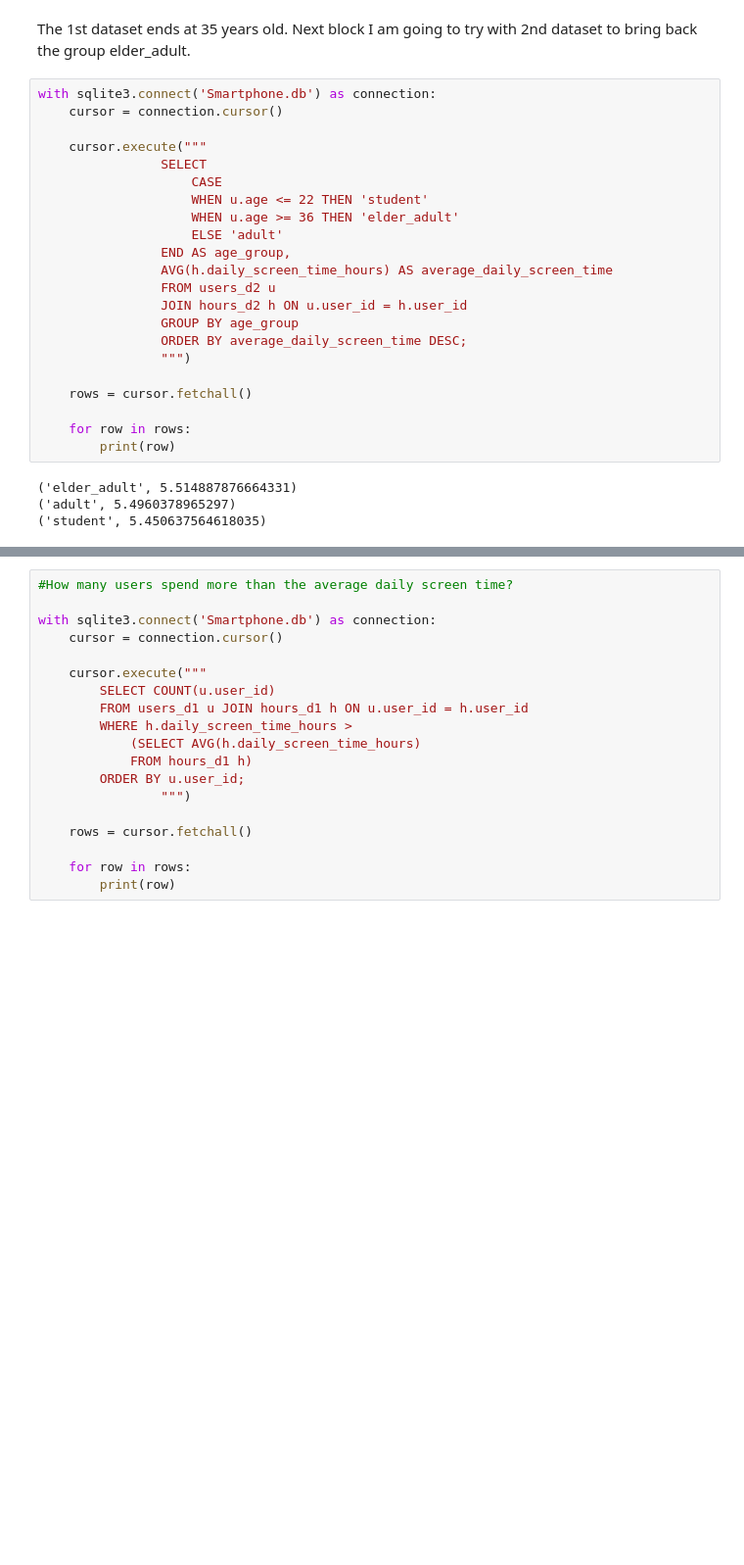
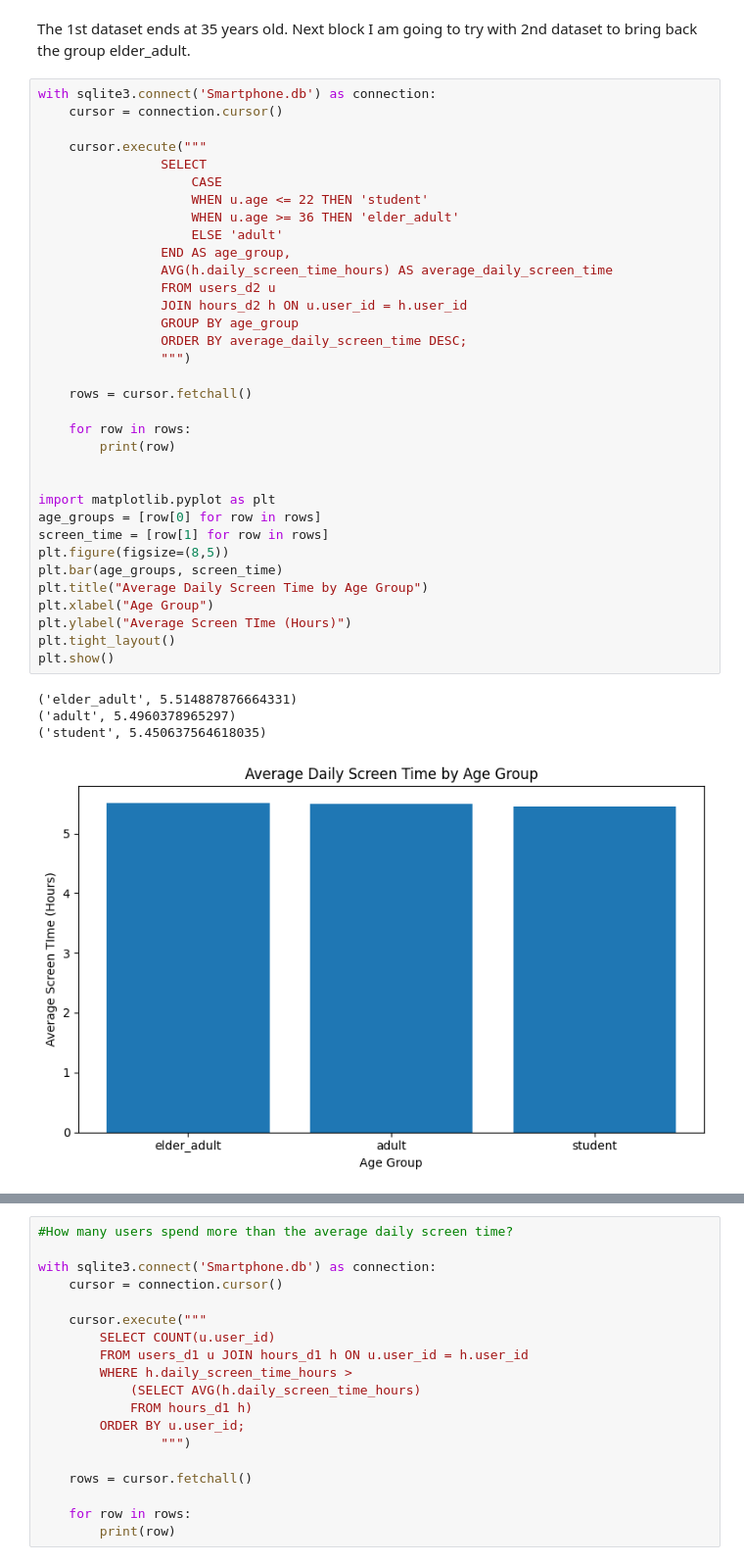
Before and after one commit to BugBananaLiver/Smartphone_Addiction_Analysis, a Jupyter notebook: Smartphone_Database_SQL.ipynb, the cells around one changed output, grey strips where cells are left out. Shown at 98% size. Saved outputs shown, nothing was run; the diff lists cells and outputs as text; blank space fills up the shorter version.

```diff
--- a/Smartphone_Database_SQL.ipynb
+++ b/Smartphone_Database_SQL.ipynb
@@ -1072,26 +1072,39 @@ The 1st dataset ends at 35 years old. Next block I am going to try with 2nd data
 # %%
 with sqlite3.connect('Smartphone.db') as connection:
     cursor = connection.cursor()
 
     cursor.execute("""
                 SELECT
                     CASE
                     WHEN u.age <= 22 THEN 'student'
                     WHEN u.age >= 36 THEN 'elder_adult'
                     ELSE 'adult'
                 END AS age_group,
                 AVG(h.daily_screen_time_hours) AS average_daily_screen_time
                 FROM users_d2 u
                 JOIN hours_d2 h ON u.user_id = h.user_id
                 GROUP BY age_group
                 ORDER BY average_daily_screen_time DESC;
                 """)
 
     rows = cursor.fetchall()
 
     for row in rows:
         print(row)
+
+
+import matplotlib.pyplot as plt
+age_groups = [row[0] for row in rows]
+screen_time = [row[1] for row in rows]
+plt.figure(figsize=(8,5))
+plt.bar(age_groups, screen_time)
+plt.title("Average Daily Screen Time by Age Group")
+plt.xlabel("Age Group")
+plt.ylabel("Average Screen TIme (Hours)")
+plt.tight_layout()
+plt.show()
 # %% [output]
 ('elder_adult', 5.514887876664331)
 ('adult', 5.4960378965297)
 ('student', 5.450637564618035)
+[figure, added]
```
Also changed, not shown: parts of 5 cells of this notebook, 1 other file.
